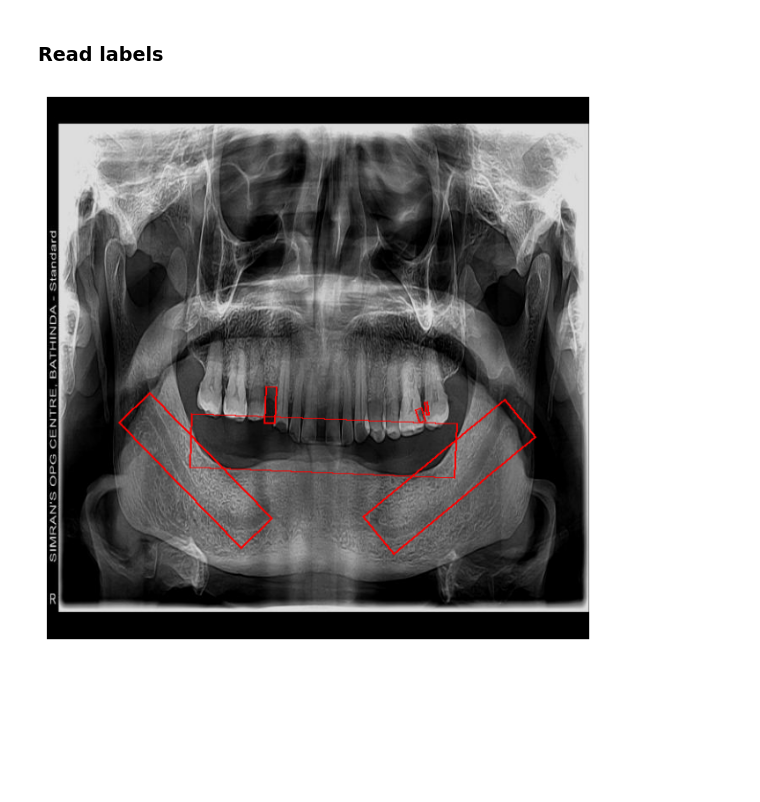
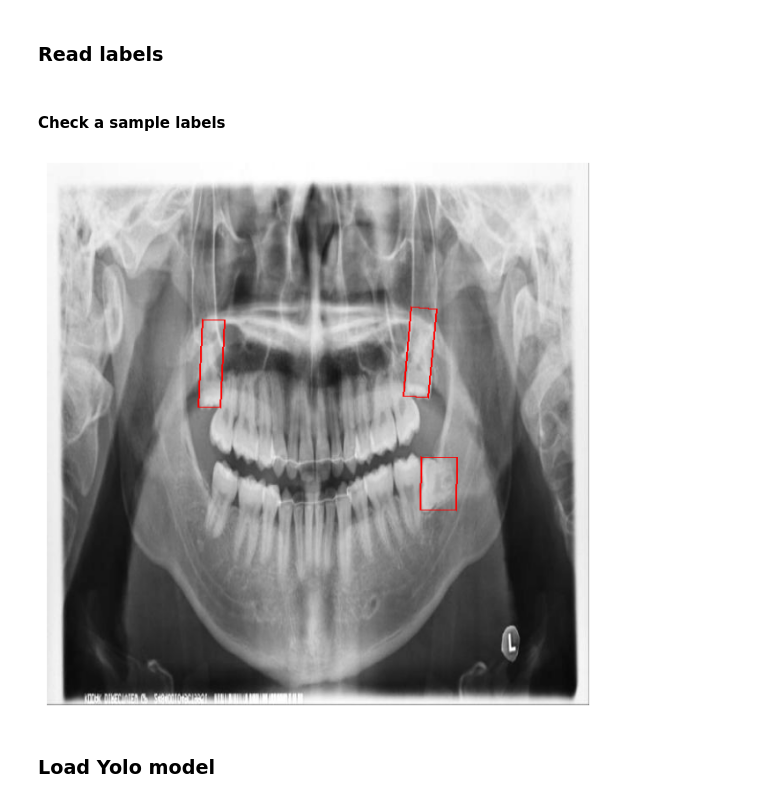
Before and after one commit to dental-xray/dental-xray, a Jupyter notebook: notebooks/shunjiro_notebook.ipynb, the cells around one changed output. Drawn from its saved outputs; the diff is of its cells as text; code cells hidden in the pictures; blank space fills up the shorter version.

```diff
--- a/notebooks/shunjiro_notebook.ipynb
+++ b/notebooks/shunjiro_notebook.ipynb
@@ -224,33 +224,37 @@ for i, img_file in enumerate(files_train):
     # Read labels
     labels = read_yolo_polygon(label_file, width, height)
     all_labels.append(labels)
+# %% [markdown]
+#### Check a sample labels
 # %%
 # Open image
-index = 5
+index = 50
 
 img = Image.open(files_train[index])
 width, height = img.size
 
 # Read polygons from its label
 if os.path.exists(files_train_labels[index]):
     polygons = read_yolo_polygon(files_train_labels[index], width, height)
 else:
     print("Label file does not exist:", files_train_labels[index])
     polygons = []
 
 # Draw polygons
 draw = ImageDraw.Draw(img)
 for class_id, points in polygons:
     draw.polygon(points, outline="red", width=2)
     # for x, y in points:
     #     draw.ellipse((x-2, y-2, x+2, y+2), fill="blue")
 
 plt.figure(figsize=(8,8))
 plt.imshow(img)
 plt.axis("off")
 plt.show()
 # %% [output]
-[figure, old version]
+[figure, new version]
+# %% [markdown]
+### Load Yolo model
 # %%
 from ultralytics import YOLO
 
```
Also changed, not shown: parts of 3 cells of this notebook.
